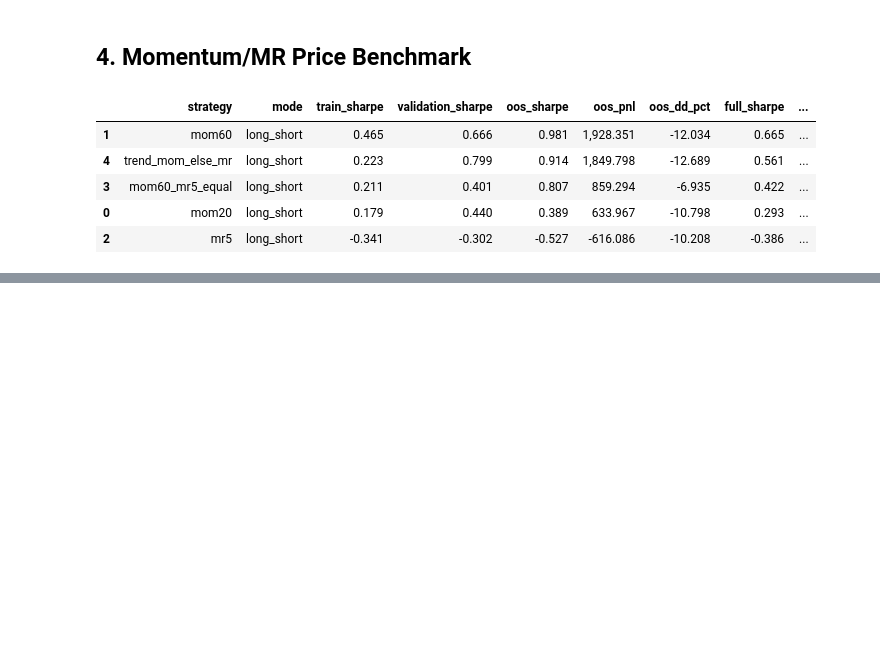
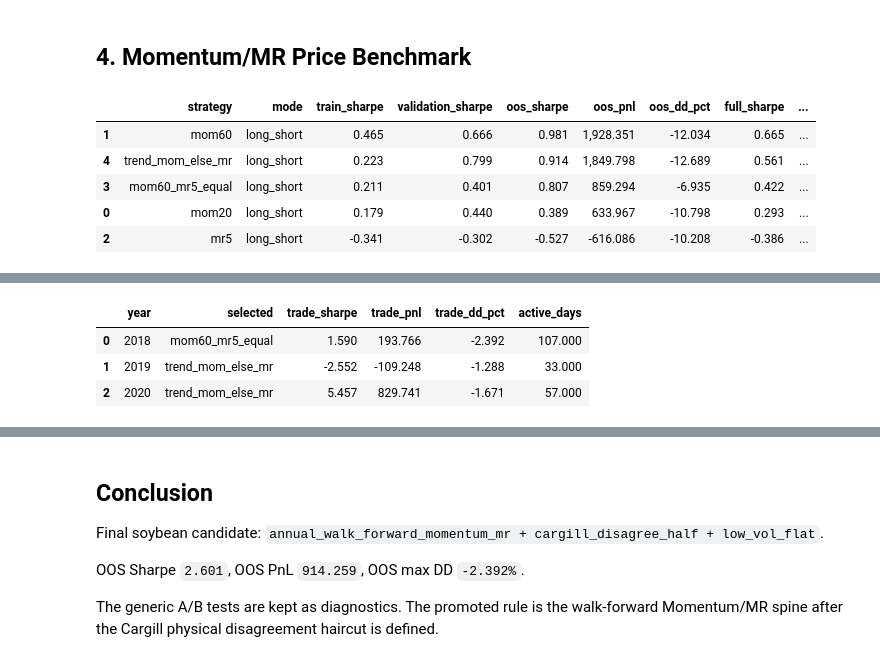
Before and after one commit to phuongmaipham/cgl_challenge, a Jupyter notebook: soybean_strategy_backtest_research.ipynb, the cells around one changed output, grey strips where cells are left out. Saved outputs shown, nothing was run; the diff lists cells and outputs as text; code cells hidden in the pictures; blank space fills up the shorter version.

```diff
--- a/soybean_strategy_backtest_research.ipynb
+++ b/soybean_strategy_backtest_research.ipynb
@@ -390,0 +339,42 @@ The generic A/B tests are kept as diagnostics. The promoted rule is the walk-for
+# %%
+candidate_backtests = {name: backtest_signal(signal, futures_pnl, COMMODITY) for name, signal in cargill_adjusted_signals.items()}
+walk_forward_signal = pd.Series(0.0, index=trading_index)
+wf_rows = []
+for year in range(OOS_START.year, trading_index.max().year + 1):
+    start = pd.Timestamp(f"{year}-01-01")
+    end = pd.Timestamp(f"{year + 1}-01-01")
+    validation_start = start - pd.DateOffset(years=2)
+    train_mask = trading_index < validation_start
+    validation_mask = (trading_index >= validation_start) & (trading_index < start)
+    trade_mask = (trading_index >= start) & (trading_index < end)
+    scored = []
+    for name, bt in candidate_backtests.items():
+        train = active_metrics(bt, train_mask)
+        validation = active_metrics(bt, validation_mask)
+        scored.append({"year": year, "candidate": name, "train_sharpe": train["sharpe"], "validation_sharpe": validation["sharpe"], "score": validation["sharpe"] if train["sharpe"] > 0 else -np.inf})
+    score_table = pd.DataFrame(scored)
+    selected = score_table.sort_values(["score", "validation_sharpe"], ascending=False).iloc[0]["candidate"]
+    walk_forward_signal.loc[trade_mask] = cargill_adjusted_signals[selected].loc[trade_mask]
+    trade = active_metrics(candidate_backtests[selected], trade_mask)
+    wf_rows.append({"year": year, "selected": selected, "trade_sharpe": trade["sharpe"], "trade_pnl": trade["total_pnl"], "trade_dd_pct": trade["max_drawdown"] / DD_CAPITAL_USD * 100.0, "active_days": trade["days"]})
+
+final_bt = backtest_signal(walk_forward_signal, futures_pnl, COMMODITY)
+final_row = pd.DataFrame([metric_row("annual_walk_forward_momentum_mr + cargill_disagree_half + low_vol_flat", final_bt)])
+
+display(pd.DataFrame(wf_rows).round(3))
+display(final_row.round(3))
+row = final_row.iloc[0]
+display(Markdown(f"""
+## Conclusion
+
+Final soybean candidate: `annual_walk_forward_momentum_mr + cargill_disagree_half + low_vol_flat`.
+
+OOS Sharpe `{row['oos_sharpe']:.3f}`, OOS PnL `{row['oos_pnl']:.3f}`, OOS max DD `{row['oos_dd_pct']:.3f}%`.
+
+The generic A/B tests are kept as diagnostics. The promoted rule is the walk-forward Momentum/MR spine after the Cargill physical disagreement haircut is defined.
+"""))
+# %% [output]
+|  | year | selected | trade_sharpe | trade_pnl | trade_dd_pct | active_days |
+| 0 | 2018 | mom60_mr5_equal | 1.590 | 193.766 | -2.392 | 107.000 |
+| 1 | 2019 | trend_mom_else_mr | -2.552 | -109.248 | -1.288 | 33.000 |
+| 2 | 2020 | trend_mom_else_mr | 5.457 | 829.741 | -1.671 | 57.000 |
@@ -390,0 +383,8 @@ The generic A/B tests are kept as diagnostics. The promoted rule is the walk-for
+
+## Conclusion
+
+Final soybean candidate: `annual_walk_forward_momentum_mr + cargill_disagree_half + low_vol_flat`.
+
+OOS Sharpe `2.601`, OOS PnL `914.259`, OOS max DD `-2.392%`.
+
+The generic A/B tests are kept as diagnostics. The promoted rule is the walk-forward Momentum/MR spine after the Cargill physical disagreement haircut is defined.
```
Also changed, not shown: parts of 10 cells of this notebook, 32 other files.
